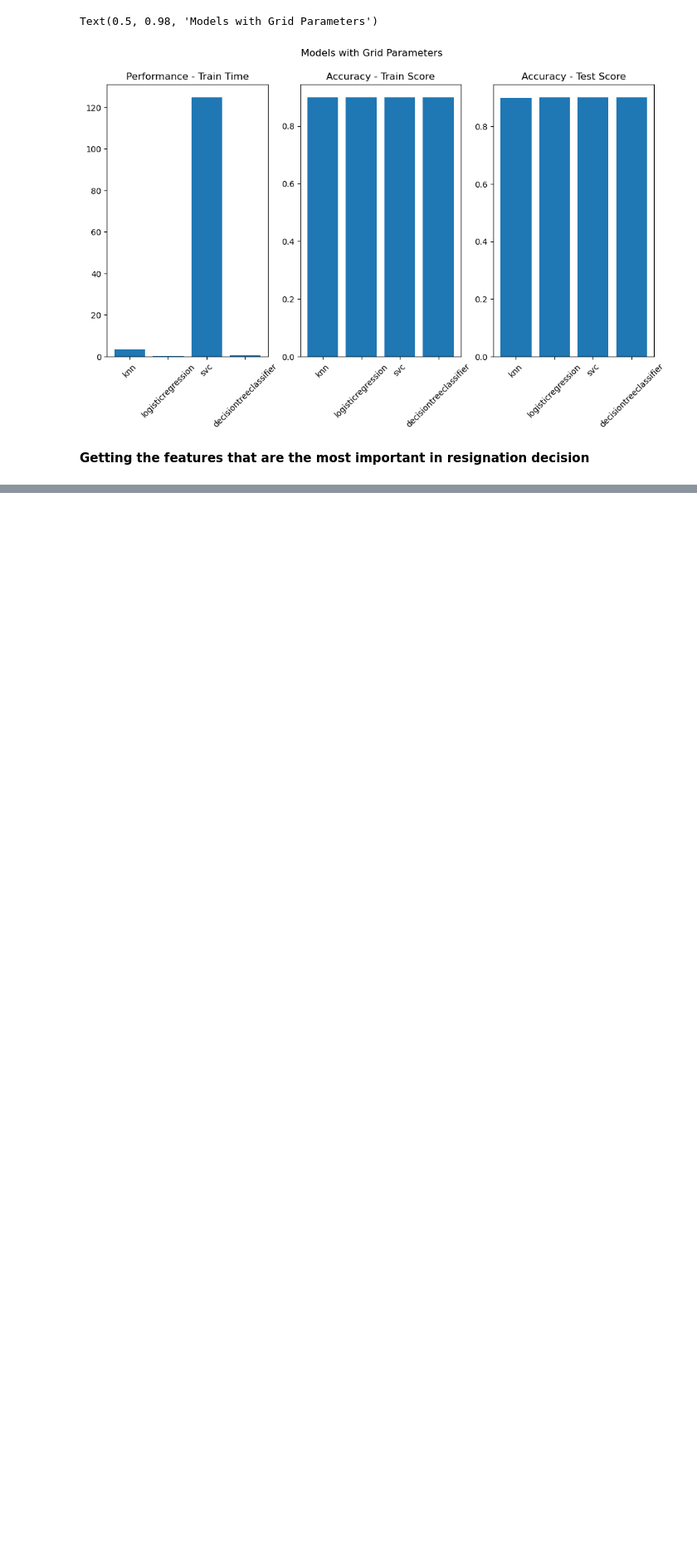
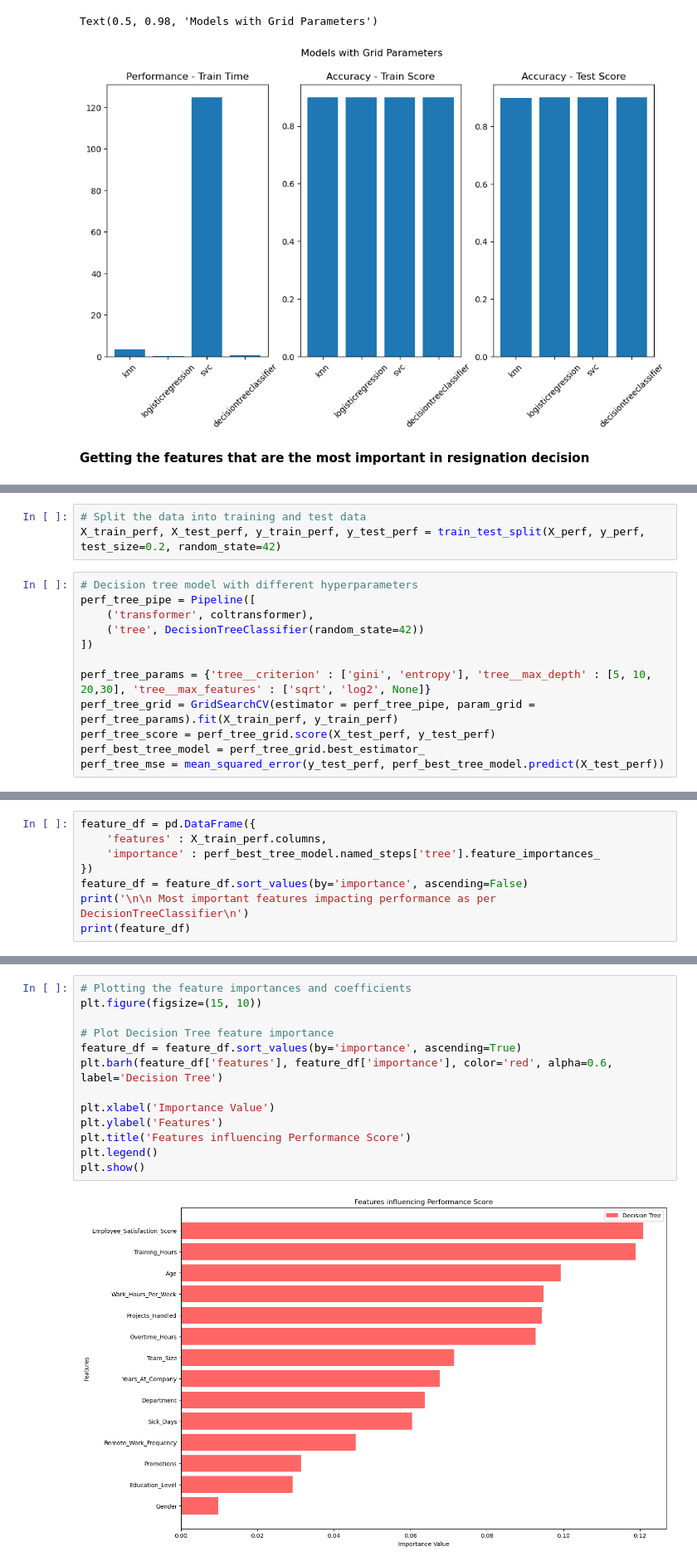
Before and after one commit to akshaynk21/capstone, a Jupyter notebook: employee.ipynb, the cells around one changed output, grey strips where cells are left out. Shown at 83% size. Cells and saved outputs as stored; diff of their text form; blank space fills up the shorter version.

```diff
--- a/employee.ipynb
+++ b/employee.ipynb
@@ -540,0 +538,15 @@ plt.show()
+# %%
+# Split the data into training and test data
+X_train_perf, X_test_perf, y_train_perf, y_test_perf = train_test_split(X_perf, y_perf, test_size=0.2, random_state=42)
+# %%
+# Decision tree model with different hyperparameters
+perf_tree_pipe = Pipeline([
+    ('transformer', coltransformer),
+    ('tree', DecisionTreeClassifier(random_state=42))
+])
+
+perf_tree_params = {'tree__criterion' : ['gini', 'entropy'], 'tree__max_depth' : [5, 10, 20,30], 'tree__max_features' : ['sqrt', 'log2', None]}
+perf_tree_grid = GridSearchCV(estimator = perf_tree_pipe, param_grid = perf_tree_params).fit(X_train_perf, y_train_perf)
+perf_tree_score = perf_tree_grid.score(X_test_perf, y_test_perf)
+perf_best_tree_model = perf_tree_grid.best_estimator_
+perf_tree_mse = mean_squared_error(y_test_perf, perf_best_tree_model.predict(X_test_perf))
@@ -540,0 +559,8 @@ plt.show()
+# %%
+feature_df = pd.DataFrame({
+    'features' : X_train_perf.columns,
+    'importance' : perf_best_tree_model.named_steps['tree'].feature_importances_
+})
+feature_df = feature_df.sort_values(by='importance', ascending=False)
+print('\n\n Most important features impacting performance as per DecisionTreeClassifier\n')
+print(feature_df)
@@ -540,0 +585,15 @@ plt.show()
+# %%
+# Plotting the feature importances and coefficients
+plt.figure(figsize=(15, 10))
+
+# Plot Decision Tree feature importance
+feature_df = feature_df.sort_values(by='importance', ascending=True)
+plt.barh(feature_df['features'], feature_df['importance'], color='red', alpha=0.6, label='Decision Tree')
+
+plt.xlabel('Importance Value')
+plt.ylabel('Features')
+plt.title('Features influencing Performance Score')
+plt.legend()
+plt.show()
+# %% [output]
+[figure, added]
```
Also changed, not shown: parts of 31 cells of this notebook, 1 other file.
